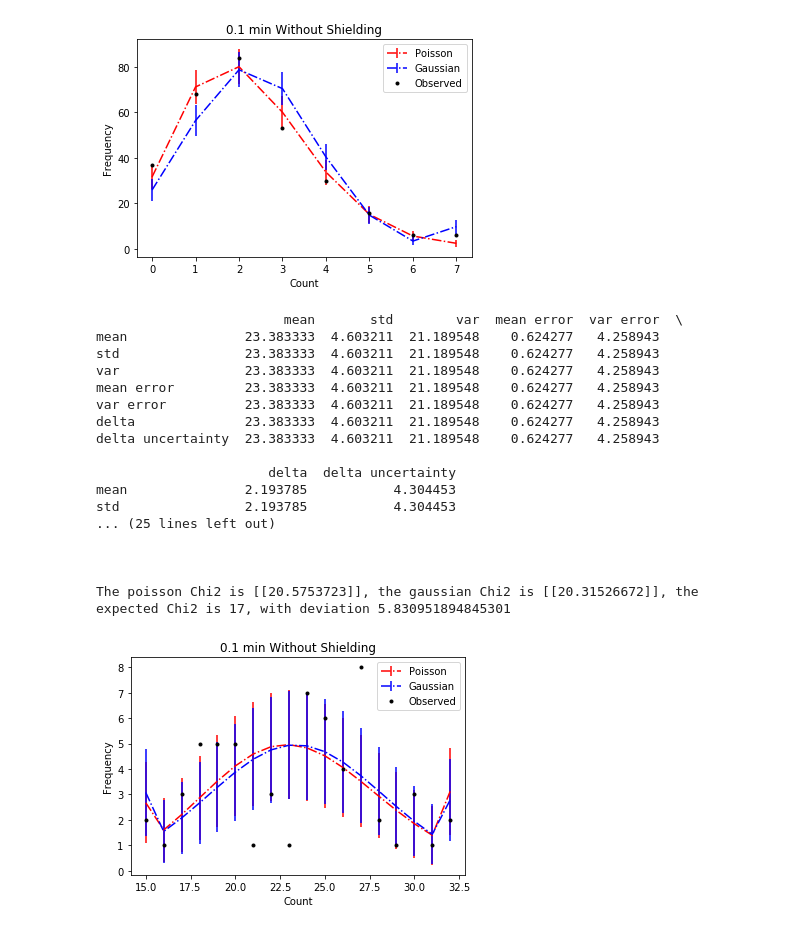
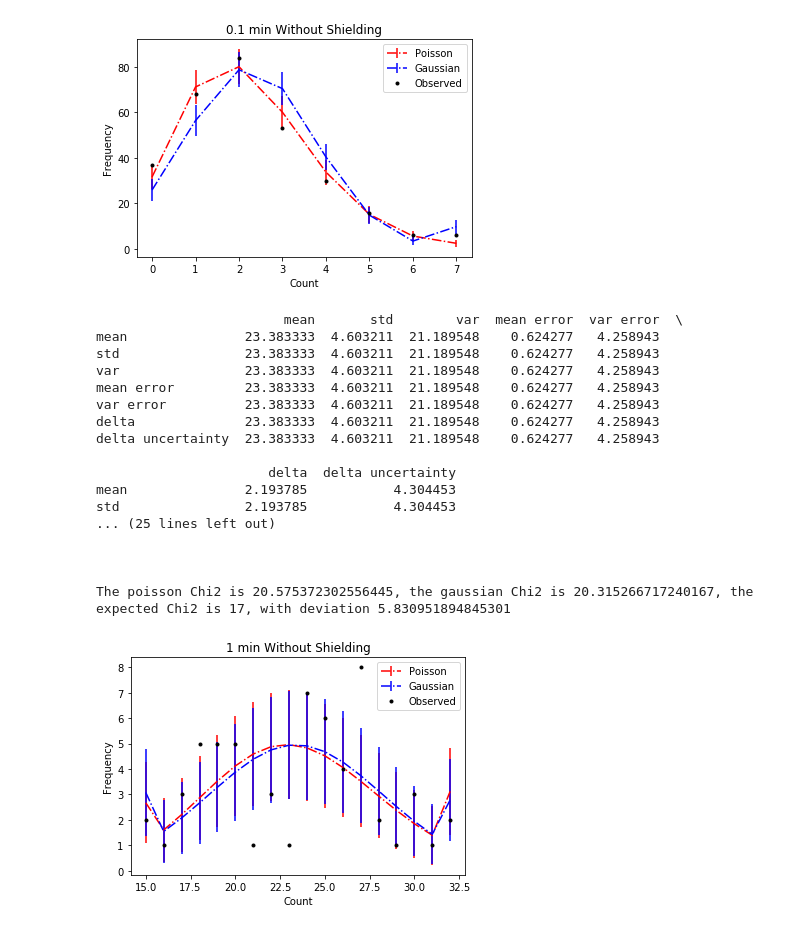
Before and after one commit to David-Zagaceta/Intermediate-Lab, a Jupyter notebook: Poisson_lab_v2.ipynb, the cells around one changed output. Cells and saved outputs as stored; diff of their text form; code cells hidden in the pictures.

```diff
--- a/Poisson_lab_v2.ipynb
+++ b/Poisson_lab_v2.ipynb
@@ -165,7 +165,7 @@ Counts = [y[0]]
 # rewrite this loop to obtain left probability values
 for i in range(16, 32):
     pvals.append([poisson.pmf(i, mean), norm(i, mean)])
-    Counts.append(y[np.argwhere(x==i)])
+    Counts.append(y[np.argwhere(x==i)[0][0]])
 
 Counts.append(0)
 # adjust the condition to find the right tail bin count
@@ -209,33 +209,33 @@ chi2 = np.array(chi2)
 chi2p = np.sum(chi2[:,0])
 chi2g = np.sum(chi2[:,1])
 
 print('\n\n')
 print('The poisson Chi2 is {}, the gaussian Chi2 is {}, the expected Chi2 is {}, with deviation {}'.format(chi2p, chi2g, len(Counts)-1, np.sqrt(2*(len(Counts)-1))))
 print('\n\n')
 plt.errorbar(x, fvals[:,0], yerr=bin_uncertainties[:,0], fmt='-.r')
 plt.errorbar(x, fvals[:,1], yerr=bin_uncertainties[:,1], fmt='-.b')
 plt.errorbar(x, Counts, fmt='.k')
-plt.title('0.1 min Without Shielding')
+plt.title('1 min Without Shielding')
 plt.xlabel('Count')
 plt.ylabel('Frequency')
 plt.legend(['Poisson', 'Gaussian', 'Observed'])
 plt.show()
 # %% [output]
                         mean       std        var  mean error  var error  \
 mean               23.383333  4.603211  21.189548    0.624277   4.258943
 std                23.383333  4.603211  21.189548    0.624277   4.258943
 var                23.383333  4.603211  21.189548    0.624277   4.258943
 mean error         23.383333  4.603211  21.189548    0.624277   4.258943
 var error          23.383333  4.603211  21.189548    0.624277   4.258943
 delta              23.383333  4.603211  21.189548    0.624277   4.258943
 delta uncertainty  23.383333  4.603211  21.189548    0.624277   4.258943
 
                       delta  delta uncertainty
 mean               2.193785           4.304453
 std                2.193785           4.304453
 ... (25 lines left out)
 
 
 
-The poisson Chi2 is [[20.5753723]], the gaussian Chi2 is [[20.31526672]], the expected Chi2 is 17, with deviation 5.830951894845301
+The poisson Chi2 is 20.575372302556445, the gaussian Chi2 is 20.315266717240167, the expected Chi2 is 17, with deviation 5.830951894845301
-[figure, old version]
+[figure, new version]
```
Also changed, not shown: parts of 1 cell of this notebook.
